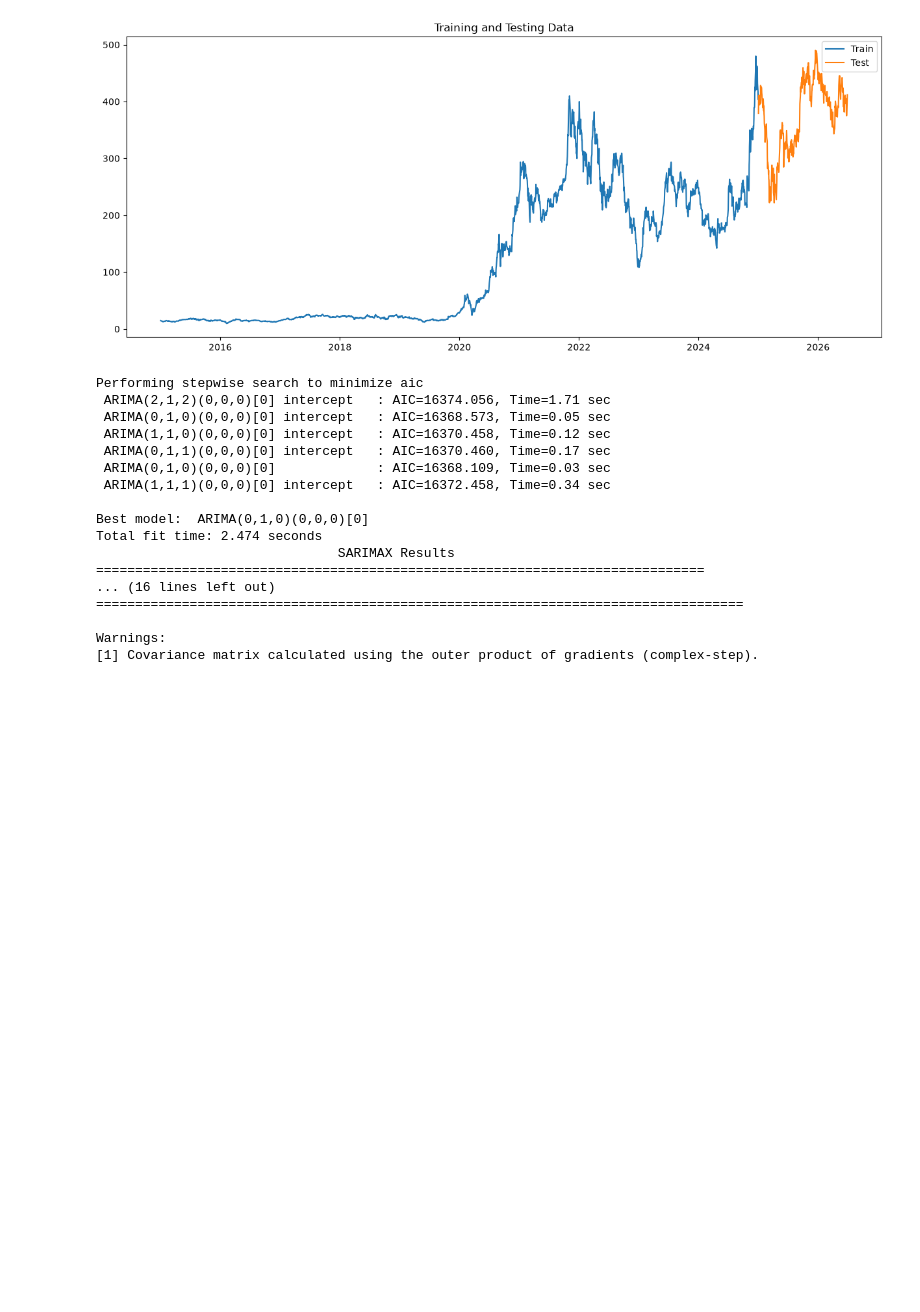
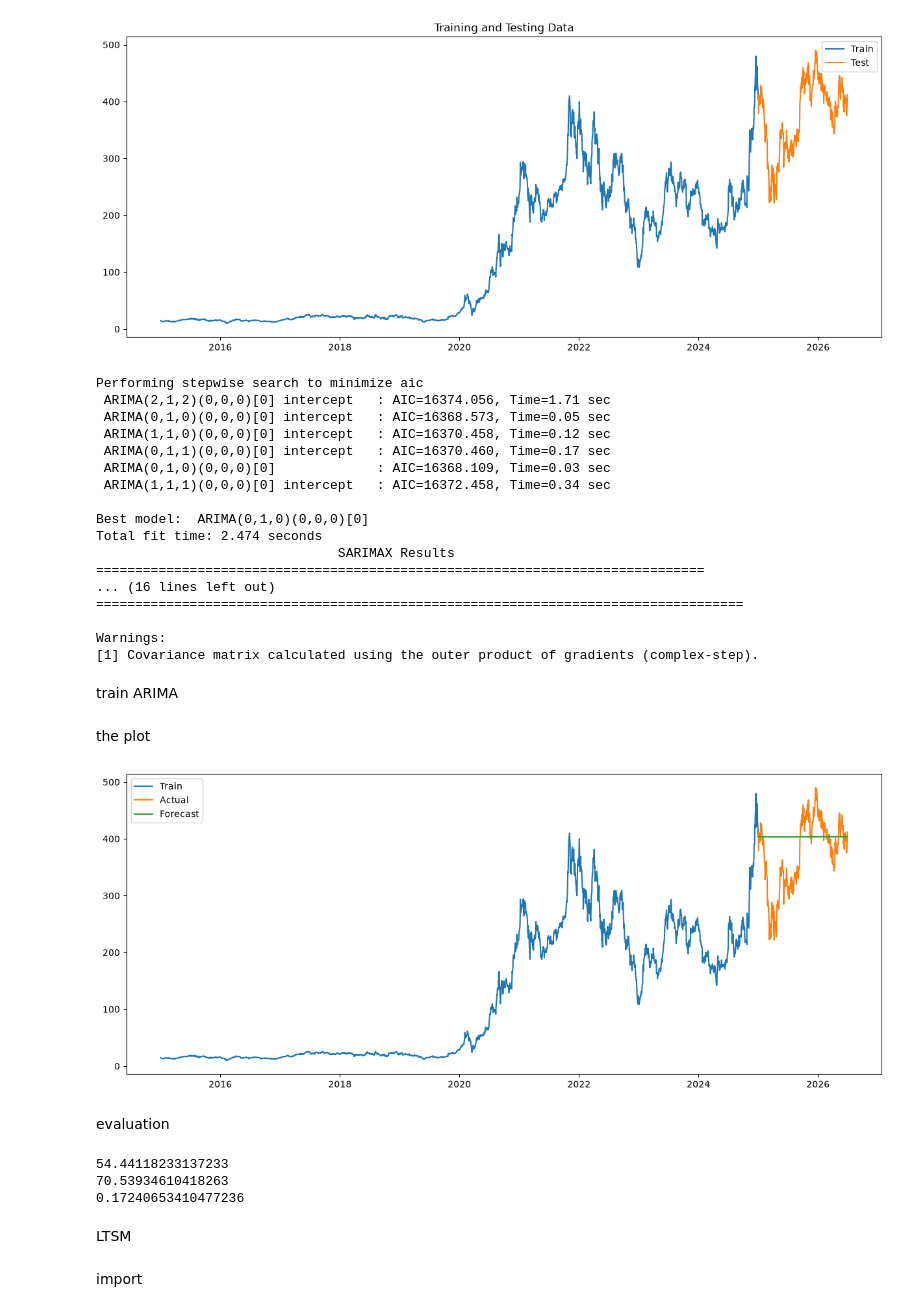
Before and after one commit to Raeyeyoh/PORTFOLIO-OPTIMIZATION, a Jupyter notebook: notebooks/task-2forecasting.ipynb, the cells around one changed output. Cells and saved outputs as stored; diff of their text form; code cells hidden in the pictures; blank space fills up the shorter version.

```diff
--- a/notebooks/task-2forecasting.ipynb
+++ b/notebooks/task-2forecasting.ipynb
@@ -88,3 +88,57 @@ Total fit time: 2.474 seconds
 
 Warnings:
 [1] Covariance matrix calculated using the outer product of gradients (complex-step).
+# %% [markdown]
+train ARIMA
+# %%
+model = ARIMA(
+    train["Close"],
+    order=(0, 1, 0)
+)
+
+model_fit = model.fit()
+# %%
+forecast = model_fit.forecast(
+    steps=len(test)
+)
+# %% [markdown]
+the plot
+# %%
+plt.figure(figsize=(15, 6))
+
+plt.plot(train.index, train["Close"], label="Train")
+
+plt.plot(test.index, test["Close"], label="Actual")
+
+plt.plot(test.index, forecast, label="Forecast")
+
+plt.legend()
+
+plt.show()
+# %% [output]
+[figure, added]
+# %% [markdown]
+evaluation
+# %%
+arima_mae = mean_absolute_error(test, forecast)
+
+arima_rmse = np.sqrt(
+    mean_squared_error(test, forecast)
+)
+
+arima_mape = mean_absolute_percentage_error(
+    test,
+    forecast
+)
+
+print(arima_mae)
+print(arima_rmse)
+print(arima_mape)
+# %% [output]
+54.44118233137233
+70.53934610418263
+0.17240653410477236
+# %% [markdown]
+LTSM
+# %% [markdown]
+import
```
Also changed, not shown: parts of 25 cells of this notebook.
